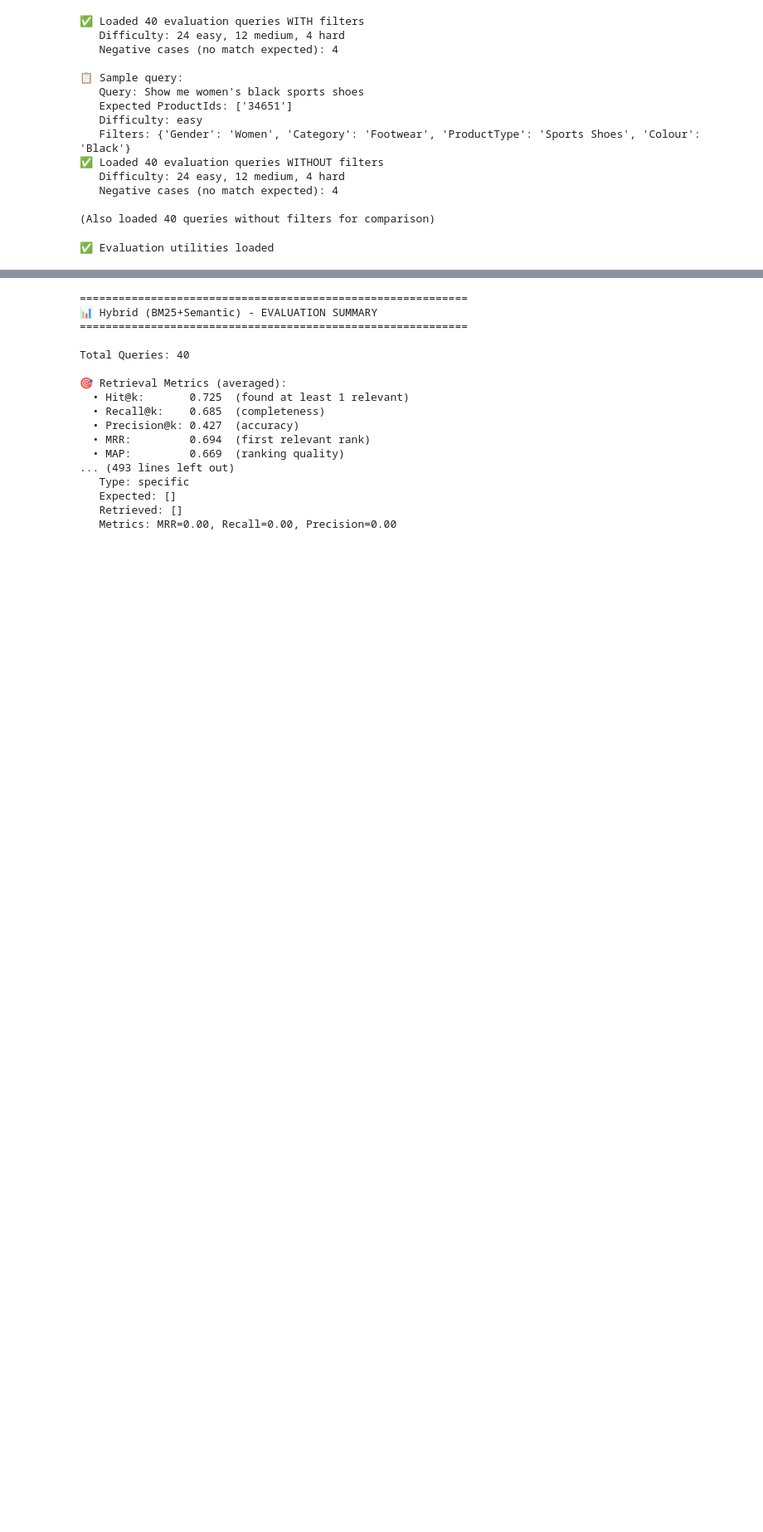
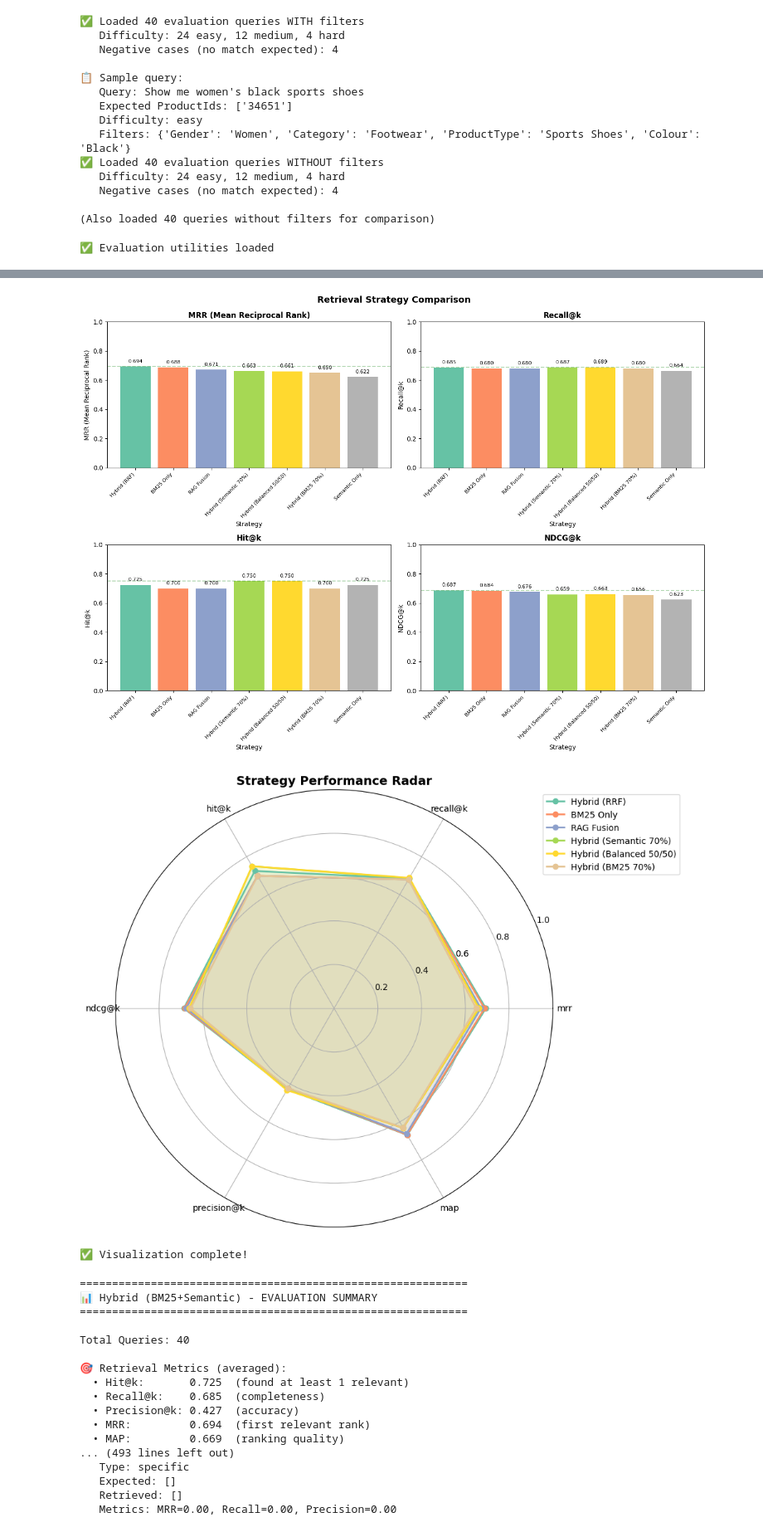
Before and after one commit to Western-Windows/SociaLift, a Jupyter notebook: chatbot/retrieval-hybrid-langgraph.ipynb, the cells around one changed output, grey strips where cells are left out. Shown at 83% size. Saved outputs shown, nothing was run; the diff lists cells and outputs as text; code cells hidden in the pictures; blank space fills up the shorter version.

```diff
--- a/chatbot/retrieval-hybrid-langgraph.ipynb
+++ b/chatbot/retrieval-hybrid-langgraph.ipynb
@@ -1178,5 +1291,80 @@ Evaluation: 40 queries, k=5
     • RAG Fusion: Hit=75.0%, MRR=0.625
     • Semantic Only: Hit=50.0%, MRR=0.500
+# %%
+### Visualization - Strategy Comparison
+
+import matplotlib.pyplot as plt
+import numpy as np
+
+# Create comparison bar chart
+fig, axes = plt.subplots(2, 2, figsize=(14, 10))
+
+# Metrics to plot
+metrics_to_plot = [
+    ("MRR (Mean Reciprocal Rank)", "mrr"),
+    ("Recall@k", "recall@k"),
+    ("Hit@k", "hit@k"),
+    ("NDCG@k", "ndcg@k"),
+]
+
+strategies = comparison.index.tolist()
+colors = plt.cm.Set2(np.linspace(0, 1, len(strategies)))
+
+for ax, (title, metric) in zip(axes.flatten(), metrics_to_plot):
+    values = comparison[metric].values
+    bars = ax.bar(range(len(strategies)), values, color=colors)
+    ax.set_xlabel("Strategy", fontsize=10)
+    ax.set_ylabel(title, fontsize=10)
+    ax.set_title(title, fontsize=12, fontweight='bold')
+    ax.set_xticks(range(len(strategies)))
+    ax.set_xticklabels(strategies, rotation=45, ha='right', fontsize=8)
+    ax.set_ylim(0, 1)
+    ax.axhline(y=values.max(), color='green', linestyle='--', alpha=0.3)
+
+    # Add value labels on bars
+    for bar, val in zip(bars, values):
+        ax.text(bar.get_x() + bar.get_width()/2, bar.get_height() + 0.02,
+                f'{val:.3f}', ha='center', va='bottom', fontsize=8)
+
+plt.tight_layout()
+plt.suptitle('Retrieval Strategy Comparison', fontsize=14, fontweight='bold', y=1.02)
+plt.show()
+
+# Radar chart for comprehensive view (if more than 2 strategies)
+if len(strategies) >= 3:
+    from math import pi
+
+    # Select key metrics
+    radar_metrics = ["mrr", "recall@k", "hit@k", "ndcg@k", "precision@k", "map"]
+
+    # Number of variables
+    N = len(radar_metrics)
+
+    # Angle for each metric
+    angles = [n / float(N) * 2 * pi for n in range(N)]
+    angles += angles[:1]  # complete the circle
+
+    fig, ax = plt.subplots(figsize=(10, 10), subplot_kw=dict(polar=True))
+
+    for i, strategy in enumerate(strategies[:6]):  # Max 6 strategies for readability
+        values = comparison.loc[strategy, radar_metrics].values.tolist()
+        values += values[:1]  # complete the circle
+        ax.plot(angles, values, 'o-', linewidth=2, label=strategy, color=colors[i])
+        ax.fill(angles, values, alpha=0.1, color=colors[i])
+
+    ax.set_xticks(angles[:-1])
+    ax.set_xticklabels(radar_metrics, fontsize=10)
+    ax.set_ylim(0, 1)
+    ax.legend(loc='upper right', bbox_to_anchor=(1.3, 1))
+    plt.title('Strategy Performance Radar', fontsize=14, fontweight='bold')
+    plt.tight_layout()
+    plt.show()
+
+print("\n✅ Visualization complete!")
+# %% [output]
+[figure, added]
+[figure, added]
+✅ Visualization complete!
 # %%
 ### Detailed Per-Query Results
 
```
Also changed, not shown: parts of 4 cells of this notebook.
